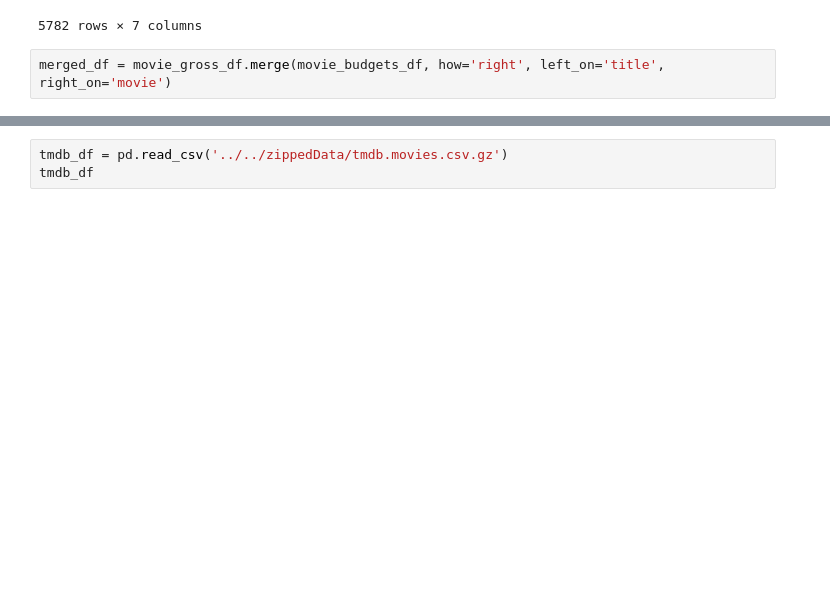
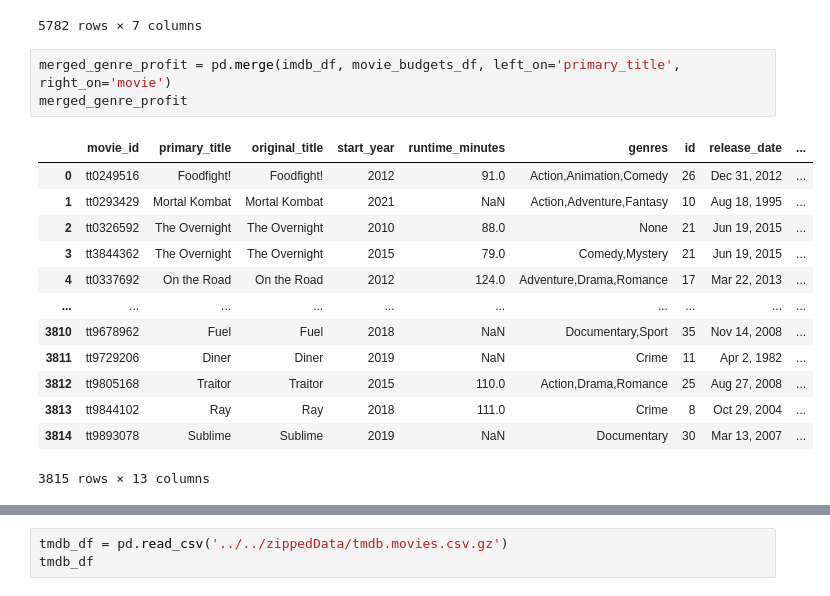
Before and after one commit to Sstrouderr/Capstone-repo, a Jupyter notebook: Notebooks/Carolyn/Book2.ipynb, the cells around one changed output, grey strips where cells are left out. Drawn from its saved outputs; the diff is of its cells as text; blank space fills up the shorter version.

```diff
--- a/Notebooks/Carolyn/Book2.ipynb
+++ b/Notebooks/Carolyn/Book2.ipynb
@@ -175,4 +175,19 @@ most_profitable_movies
 | 2 | 3 | Jun 7, 2019 | Dark Phoenix | 350000000.0 | 42762350.0 | 1.497624e+08 | -2.002376e+08 |
 5782 rows × 7 columns
 # %%
-merged_df = movie_gross_df.merge(movie_budgets_df, how='right', left_on='title', right_on='movie')
+merged_genre_profit = pd.merge(imdb_df, movie_budgets_df, left_on='primary_title', right_on='movie')
+merged_genre_profit
+# %% [output]
+|  | movie_id | primary_title | original_title | start_year | runtime_minutes | genres | id | release_date | ... |
+| 0 | tt0249516 | Foodfight! | Foodfight! | 2012 | 91.0 | Action,Animation,Comedy | 26 | Dec 31, 2012 | ... |
+| 1 | tt0293429 | Mortal Kombat | Mortal Kombat | 2021 | NaN | Action,Adventure,Fantasy | 10 | Aug 18, 1995 | ... |
+| 2 | tt0326592 | The Overnight | The Overnight | 2010 | 88.0 | None | 21 | Jun 19, 2015 | ... |
+| 3 | tt3844362 | The Overnight | The Overnight | 2015 | 79.0 | Comedy,Mystery | 21 | Jun 19, 2015 | ... |
+| 4 | tt0337692 | On the Road | On the Road | 2012 | 124.0 | Adventure,Drama,Romance | 17 | Mar 22, 2013 | ... |
+| ... | ... | ... | ... | ... | ... | ... | ... | ... | ... |
+| 3810 | tt9678962 | Fuel | Fuel | 2018 | NaN | Documentary,Sport | 35 | Nov 14, 2008 | ... |
+| 3811 | tt9729206 | Diner | Diner | 2019 | NaN | Crime | 11 | Apr 2, 1982 | ... |
+| 3812 | tt9805168 | Traitor | Traitor | 2015 | 110.0 | Action,Drama,Romance | 25 | Aug 27, 2008 | ... |
+| 3813 | tt9844102 | Ray | Ray | 2018 | 111.0 | Crime | 8 | Oct 29, 2004 | ... |
+| 3814 | tt9893078 | Sublime | Sublime | 2019 | NaN | Documentary | 30 | Mar 13, 2007 | ... |
+3815 rows × 13 columns
```
Also changed, not shown: parts of 7 cells of this notebook.
